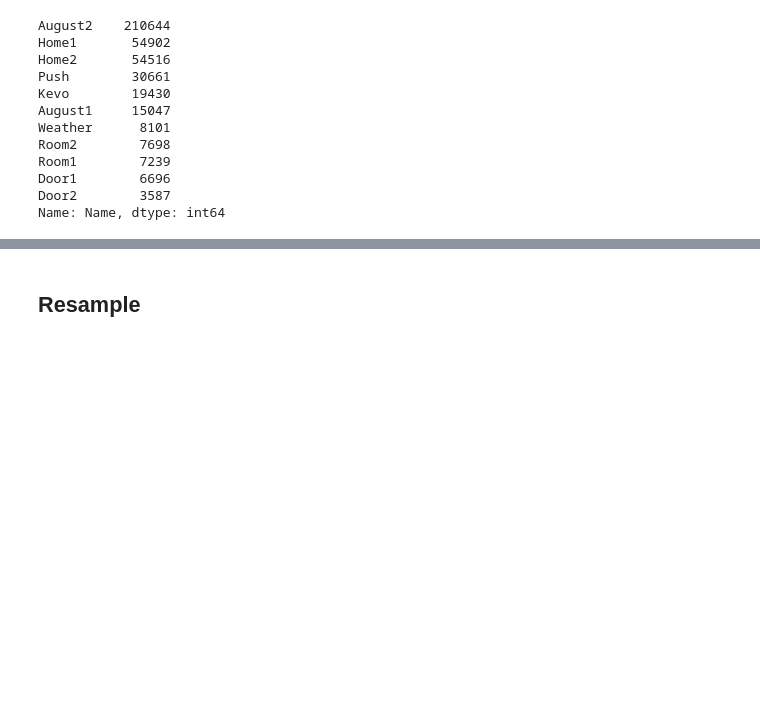
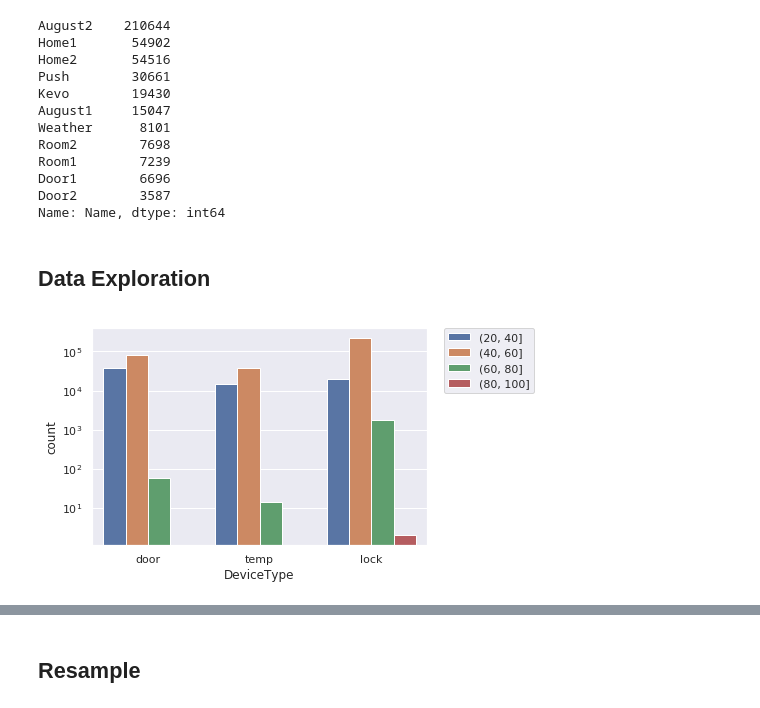
Before and after one commit to 7high/thesis, a Jupyter notebook: ble_classification.ipynb, the cells around one changed output, grey strips where cells are left out. Drawn from its saved outputs; the diff is of its cells as text; code cells hidden in the pictures; blank space fills up the shorter version.

Commit message:
Made data exploration graphs

```diff
--- a/ble_classification.ipynb
+++ b/ble_classification.ipynb
@@ -47,3 +47,11 @@ Room1        7239
 Door1        6696
 Door2        3587
 Name: Name, dtype: int64
+# %% [markdown]
+## Data Exploration
+# %%
+g = sns.countplot(x=df['DeviceType'], hue=pd.cut(df['PacketLength'], bins=[20, 40, 60, 80, 100]));
+g.set_yscale('log')
+plt.legend(loc='upper_right');
+# %% [output]
+[figure, added]
```
Also changed, not shown: parts of 15 cells of this notebook, 1 other file.
